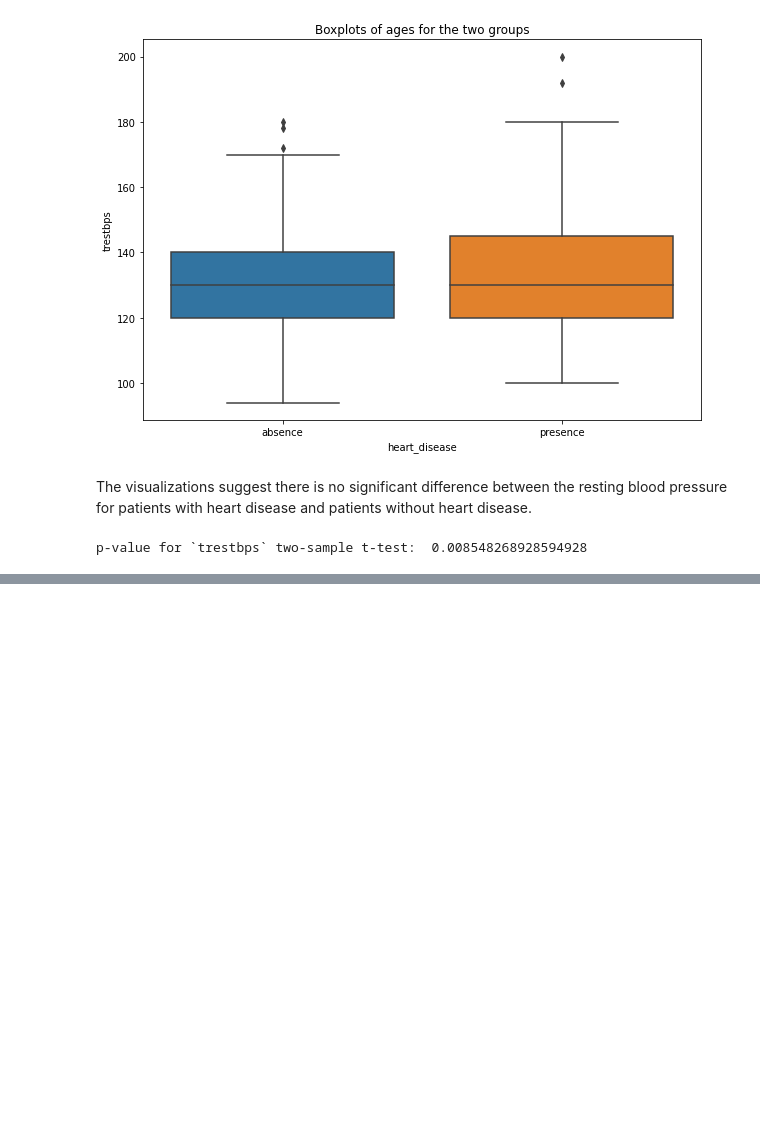
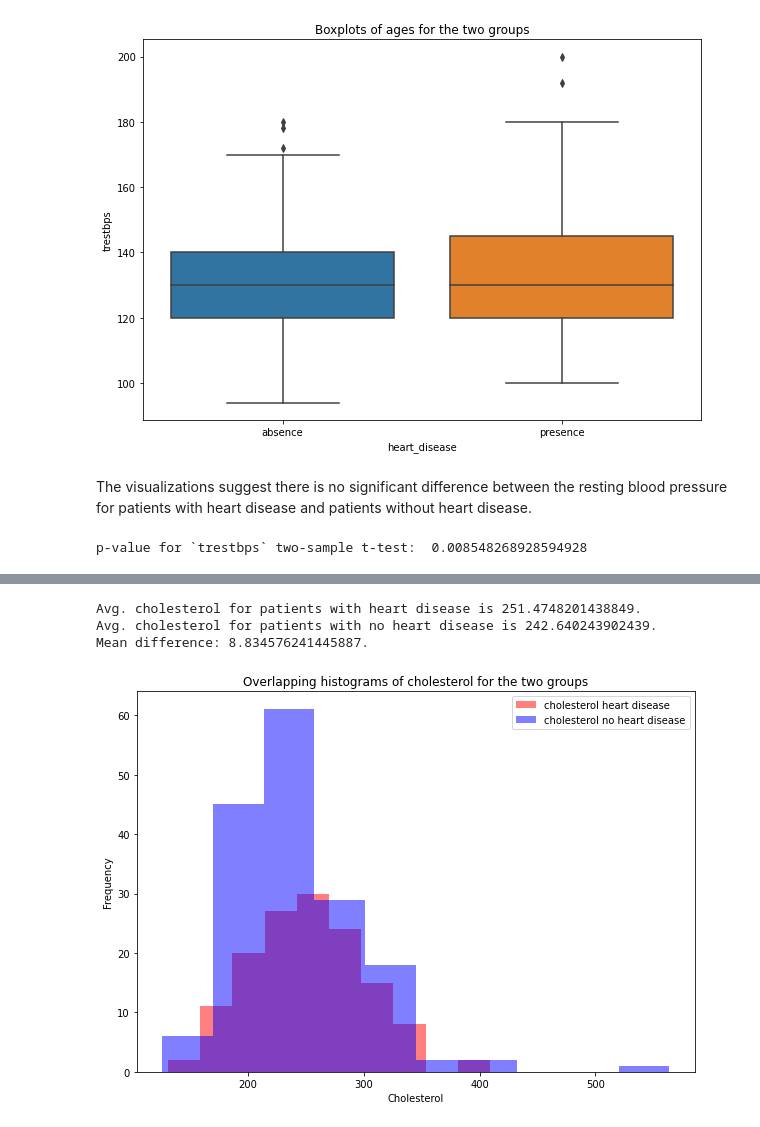
Before and after one commit to joeelorm/PortfolioProjects, a Jupyter notebook: heart_disease/Hypothesis Testing.ipynb, the cells around one changed output, grey strips where cells are left out. Drawn from its saved outputs; the diff is of its cells as text; code cells hidden in the pictures; blank space fills up the shorter version.

```diff
--- a/heart_disease/Hypothesis Testing.ipynb
+++ b/heart_disease/Hypothesis Testing.ipynb
@@ -372,0 +377,35 @@ Observing a p-value of 0.0085
+# %%
+#Cholesterol and heart disease
+#cholesterol values for patients with heart diease
+chol_hd = heart[heart['heart_disease'] == 'presence']['chol']
+
+#mean of chol_hd
+mean_chd = np.mean(chol_hd)
+print('Avg. cholesterol for patients with heart disease is {}.'.format(mean_chd))
+
+#Cholesterol values for patients without heart disease
+chol_no_hd = heart[heart['heart_disease'] == 'absence']['chol']
+
+#mean of chol_no_hd
+mean_cnd = np.mean(chol_no_hd)
+print('Avg. cholesterol for patients with no heart disease is {}.'.format(mean_cnd))
+
+
+#difference in the means
+print('Mean difference: {}.'.format(abs(mean_chd - mean_cnd)))
+# %% [output]
+Avg. cholesterol for patients with heart disease is 251.4748201438849.
+Avg. cholesterol for patients with no heart disease is 242.640243902439.
+Mean difference: 8.834576241445887.
+# %%
+#Overlapping histogram of cholesterol for the two groups
+plt.figure(figsize = (10, 7))
+plt.hist(chol_hd, alpha = 0.5, label = 'cholesterol heart disease', color = 'red')
+plt.hist(chol_no_hd, alpha = 0.5, label = 'cholesterol no heart disease', color = 'blue')
+plt.xlabel('Cholesterol')
+plt.ylabel('Frequency')
+plt.title('Overlapping histograms of cholesterol for the two groups')
+plt.legend()
+plt.show()
+# %% [output]
+[figure, added]
```
Also changed, not shown: parts of 23 cells of this notebook.
